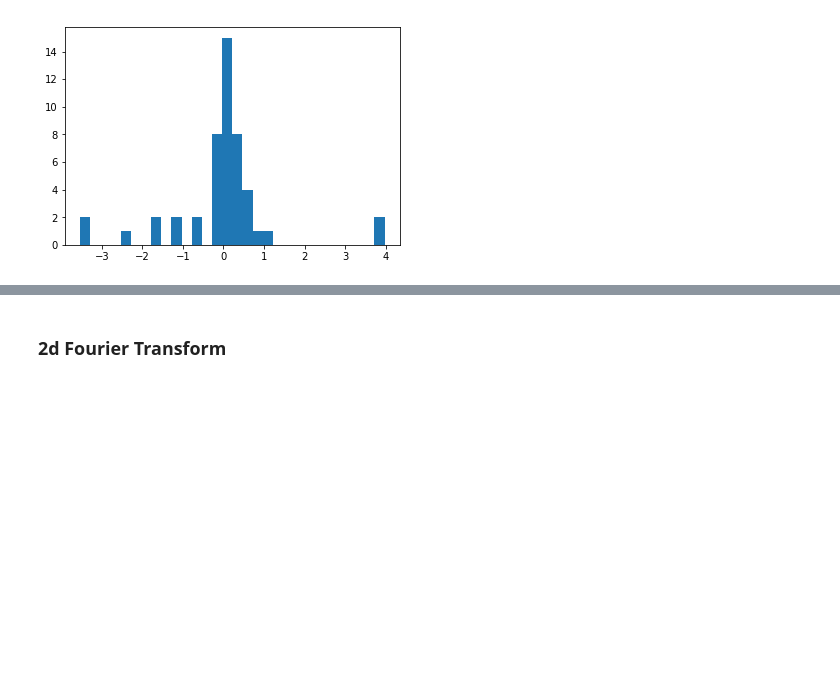
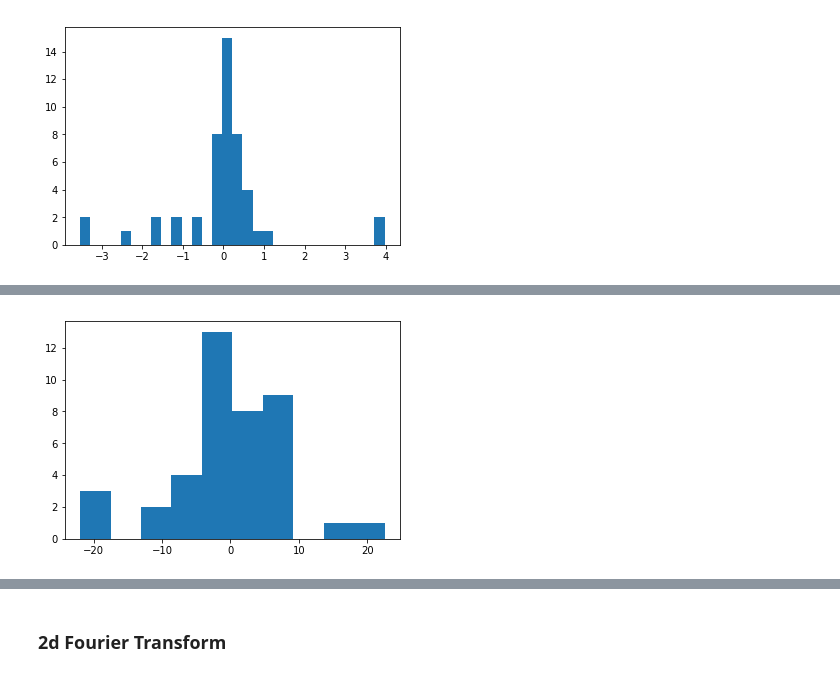
Before and after one commit to efpeel/wonkeycontact, a Jupyter notebook: wonky_tom.ipynb, the cells around one changed output, grey strips where cells are left out. Cells and saved outputs as stored; diff of their text form; code cells hidden in the pictures; blank space fills up the shorter version.

```diff
--- a/wonky_tom.ipynb
+++ b/wonky_tom.ipynb
@@ -336,0 +393,7 @@ n, bins, _ = plt.hist(new_res_list, bins='auto',  range=rng2)
+# %%
+#Re-extract residuals
+kdXcor, kdYcor = get_top_coords(xk, yk)
+# %%
+#Extract the value of the grid at the well top locations
+kdGridPoint = gridded[(kdXcor, kdYcor)]
+kdResiduals = zk - kdGridPoint
@@ -336,0 +408,7 @@ n, bins, _ = plt.hist(new_res_list, bins='auto',  range=rng2)
+# %%
+#Update histogram
+kd_res_list = kdResiduals.tolist()
+rng3 = np.nanmin(kd_res_list), np.nanmax(kd_res_list)
+n, bins, _ = plt.hist(kd_res_list, bins='auto',  range=rng3)
+# %% [output]
+[figure, added]
```
Also changed, not shown: parts of 28 cells of this notebook, 2 other files.
